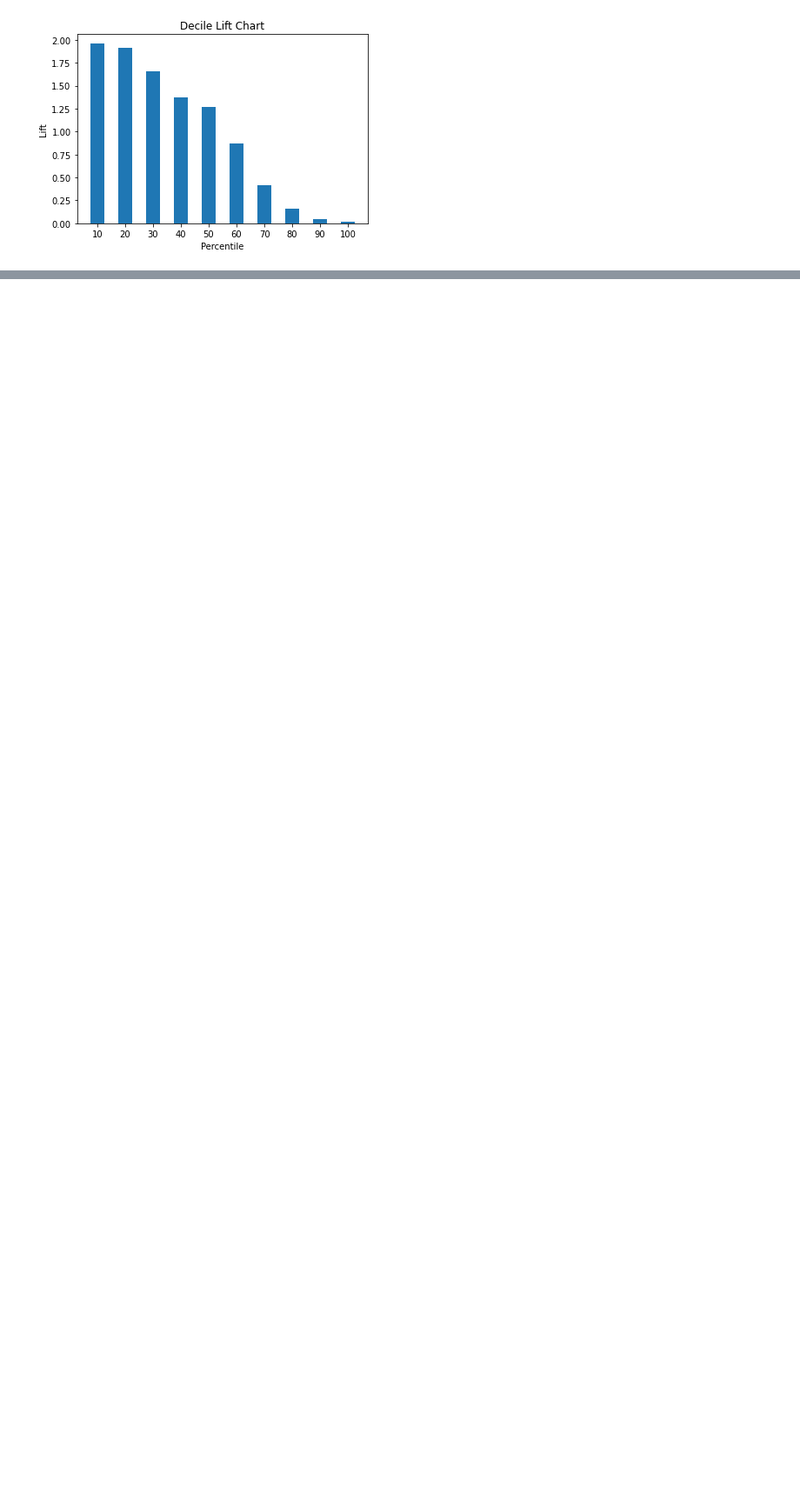
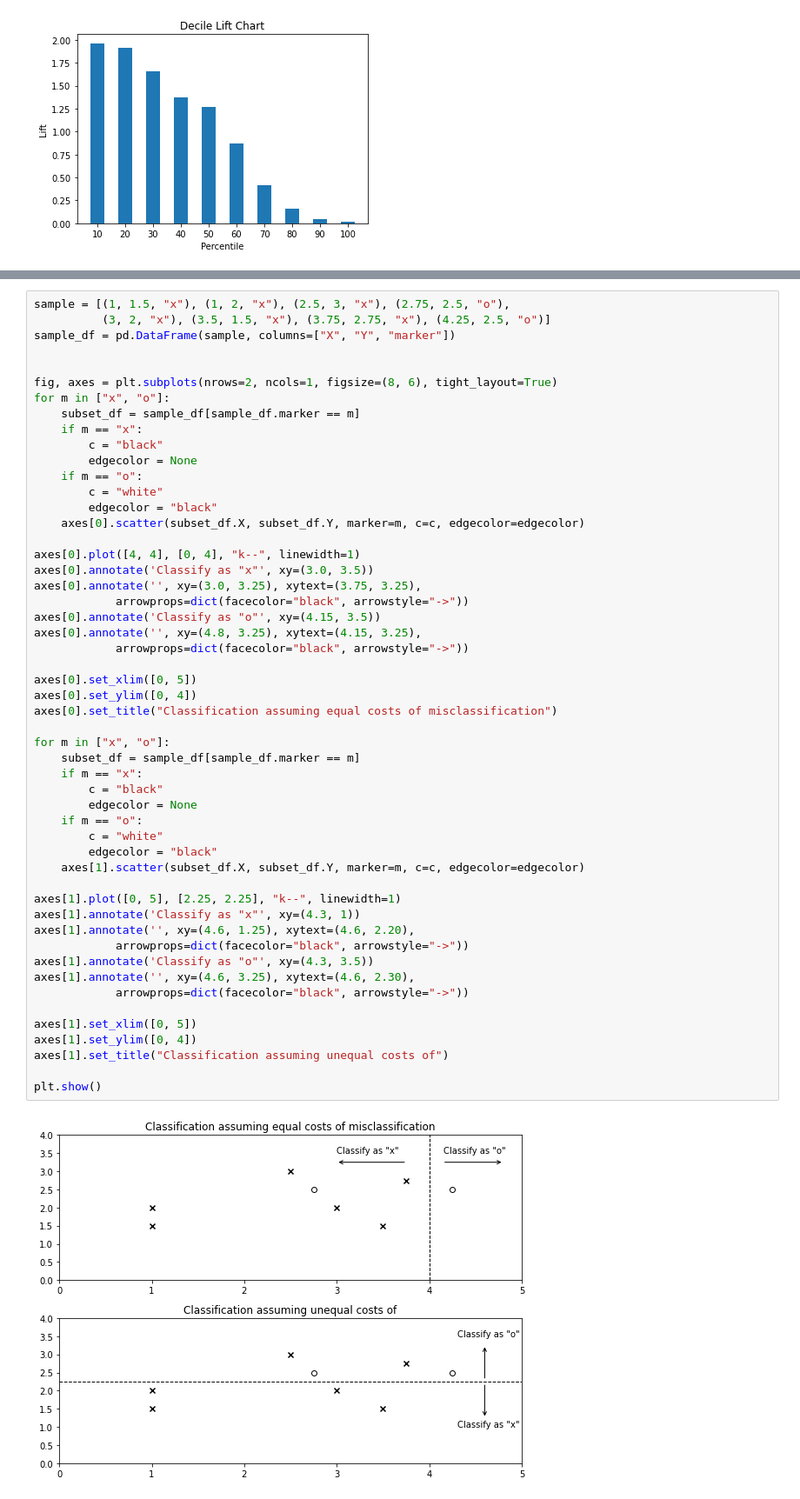
Before and after one commit to jeantardelli/data-mining-for-business-analytics, a Jupyter notebook: analysis/evaluating-predictive-performance.ipynb, the cells around one changed output, grey strips where cells are left out. Shown: that part at 87% size. Cells and saved outputs as stored; diff of their text form; blank space fills up the shorter version.

```diff
--- a/analysis/evaluating-predictive-performance.ipynb
+++ b/analysis/evaluating-predictive-performance.ipynb
@@ -601,0 +609,54 @@ We could also plot the cumulative gains as a function of the cutoff value. The o
+# %%
+sample = [(1, 1.5, "x"), (1, 2, "x"), (2.5, 3, "x"), (2.75, 2.5, "o"),
+          (3, 2, "x"), (3.5, 1.5, "x"), (3.75, 2.75, "x"), (4.25, 2.5, "o")]
+sample_df = pd.DataFrame(sample, columns=["X", "Y", "marker"])
+
+
+fig, axes = plt.subplots(nrows=2, ncols=1, figsize=(8, 6), tight_layout=True)
+for m in ["x", "o"]:
+    subset_df = sample_df[sample_df.marker == m]
+    if m == "x":
+        c = "black"
+        edgecolor = None
+    if m == "o":
+        c = "white"
+        edgecolor = "black"
+    axes[0].scatter(subset_df.X, subset_df.Y, marker=m, c=c, edgecolor=edgecolor)
+
+axes[0].plot([4, 4], [0, 4], "k--", linewidth=1)
+axes[0].annotate('Classify as "x"', xy=(3.0, 3.5))
+axes[0].annotate('', xy=(3.0, 3.25), xytext=(3.75, 3.25),
+            arrowprops=dict(facecolor="black", arrowstyle="->"))
+axes[0].annotate('Classify as "o"', xy=(4.15, 3.5))
+axes[0].annotate('', xy=(4.8, 3.25), xytext=(4.15, 3.25),
+            arrowprops=dict(facecolor="black", arrowstyle="->"))
+
+axes[0].set_xlim([0, 5])
+axes[0].set_ylim([0, 4])
+axes[0].set_title("Classification assuming equal costs of misclassification")
+
+for m in ["x", "o"]:
+    subset_df = sample_df[sample_df.marker == m]
+    if m == "x":
+        c = "black"
+        edgecolor = None
+    if m == "o":
+        c = "white"
+        edgecolor = "black"
+    axes[1].scatter(subset_df.X, subset_df.Y, marker=m, c=c, edgecolor=edgecolor)
+
+axes[1].plot([0, 5], [2.25, 2.25], "k--", linewidth=1)
+axes[1].annotate('Classify as "x"', xy=(4.3, 1))
+axes[1].annotate('', xy=(4.6, 1.25), xytext=(4.6, 2.20),
+            arrowprops=dict(facecolor="black", arrowstyle="->"))
+axes[1].annotate('Classify as "o"', xy=(4.3, 3.5))
+axes[1].annotate('', xy=(4.6, 3.25), xytext=(4.6, 2.30),
+            arrowprops=dict(facecolor="black", arrowstyle="->"))
+
+axes[1].set_xlim([0, 5])
+axes[1].set_ylim([0, 4])
+axes[1].set_title("Classification assuming unequal costs of")
+
+plt.show()
+# %% [output]
+[figure, added]
```
Also changed, not shown: parts of 4 cells of this notebook.
